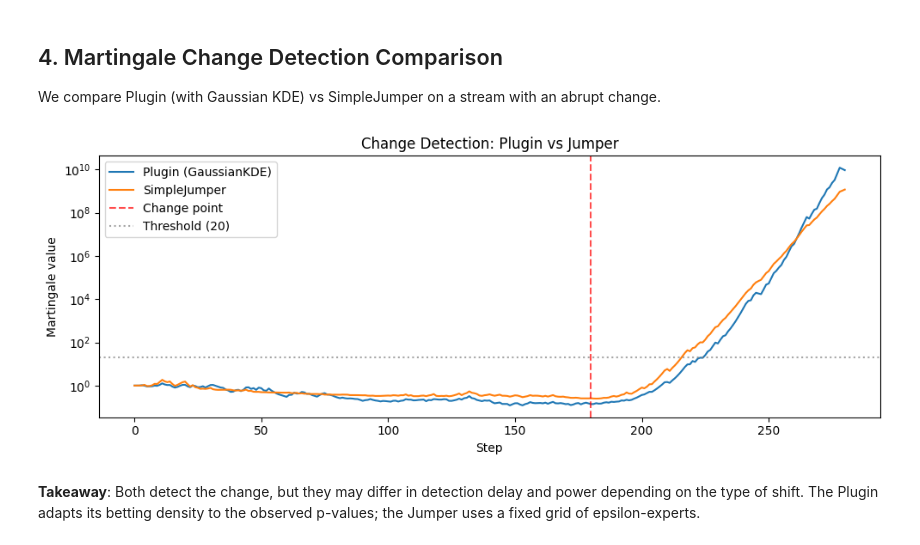
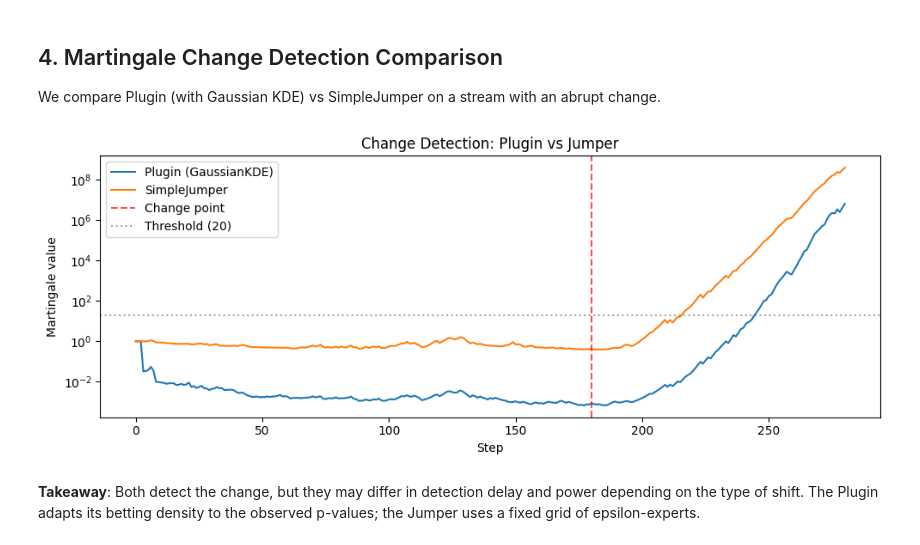
Before and after one commit to egonmedhatten/online-cp, a Jupyter notebook: notebooks/guide.ipynb, the cells around one changed output. Drawn from its saved outputs; the diff is of its cells as text; code cells hidden in the pictures.

```diff
--- a/notebooks/guide.ipynb
+++ b/notebooks/guide.ipynb
@@ -138,35 +138,35 @@ cp.learn_initial_training_set(X_all[:n_init], y_all[:n_init])
 
 p_values = []
 for i in range(n_init, len(y_all)):
     _, pvals = cp.predict(X_all[i], return_p_values=True)
     p_values.append(pvals[y_all[i]])  # p-value for the TRUE label
     cp.learn_one(X_all[i], y_all[i])
 
 p_values = np.array(p_values)
 
 # Feed p-values to martingales
-plugin = PluginMartingale(betting_strategy=GaussianKDE, min_sample_size=50)
+plugin = PluginMartingale(betting_strategy=GaussianKDE)
 jumper = SimpleJumper(J=0.01)
 
 for p in p_values:
     plugin.update(p)
     jumper.update(p)
 
 change_idx = N_null - n_init  # index in the p_values array
 
 fig, ax = plt.subplots()
 ax.semilogy(plugin.martingale_values, label="Plugin (GaussianKDE)")
 ax.semilogy(jumper.martingale_values, label="SimpleJumper")
 ax.axvline(change_idx, color='red', linestyle='--', alpha=0.7, label="Change point")
 ax.axhline(20, color='gray', linestyle=':', alpha=0.7, label="Threshold (20)")
 ax.set_xlabel("Step")
 ax.set_ylabel("Martingale value")
 ax.set_title("Change Detection: Plugin vs Jumper")
 ax.legend()
 plt.tight_layout()
 plt.show()
 # %% [output]
-[figure, old version]
+[figure, new version]
 # %% [markdown]
 **Takeaway**: Both detect the change, but they may differ in detection delay and power depending on the type of shift. The Plugin adapts its betting density to the observed p-values; the Jumper uses a fixed grid of epsilon-experts.
 # %% [markdown]
```
Also changed, not shown: 3 other files.
